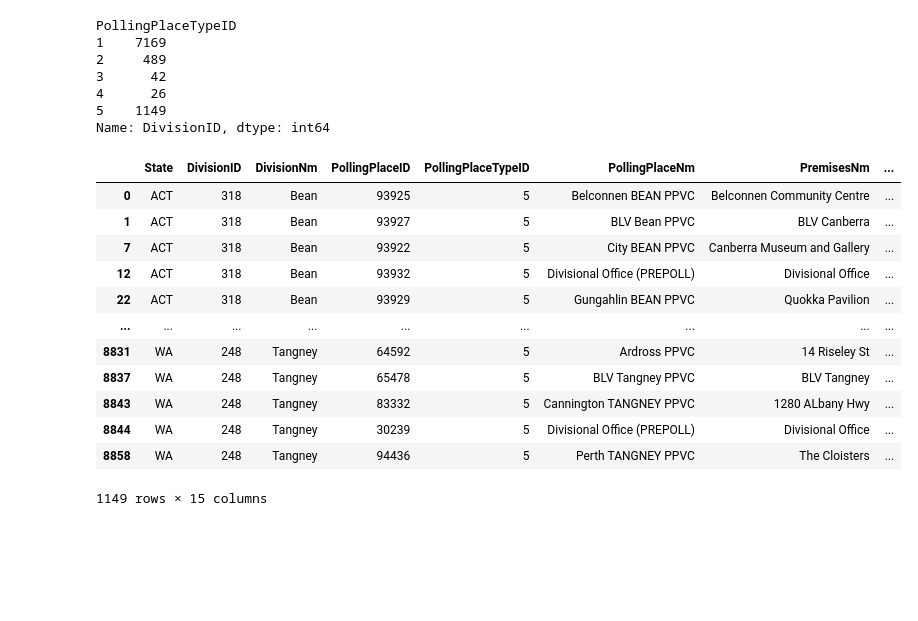
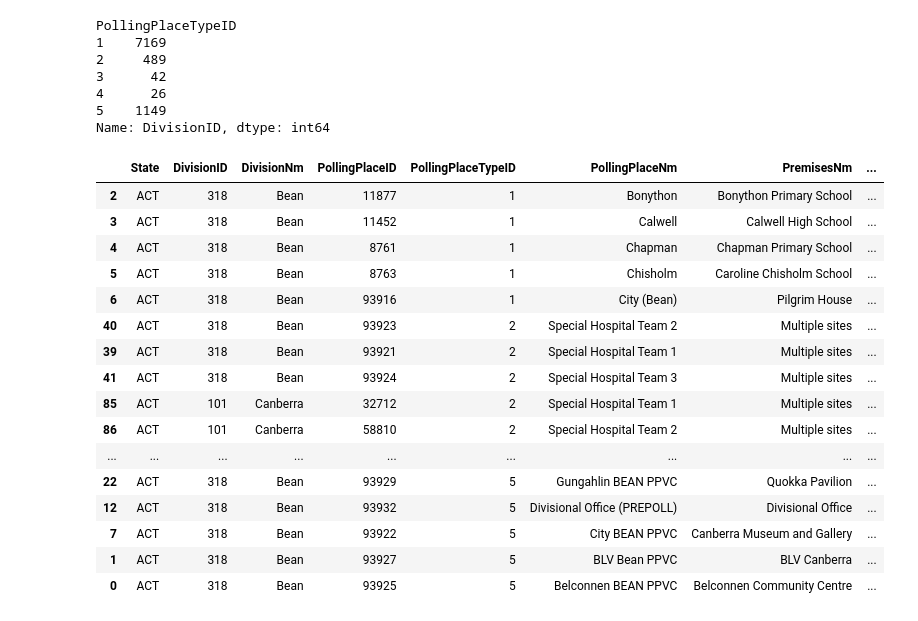
Before and after one commit to RachelBunder/gerrymandering_australia, a Jupyter notebook: explore_booths.ipynb, the cells around one changed output. Drawn from its saved outputs; the diff is of its cells as text; code cells hidden in the pictures; blank space fills up the shorter version.

```diff
--- a/explore_booths.ipynb
+++ b/explore_booths.ipynb
@@ -89,18 +105,22 @@ PollingPlaceTypeID
 5    1149
 Name: DivisionID, dtype: int64
 # %%
-booths[booths['PollingPlaceTypeID']==5]
+booths.groupby('PollingPlaceTypeID').head(5).sort_values('PollingPlaceTypeID')
 # %% [output]
 |  | State | DivisionID | DivisionNm | PollingPlaceID | PollingPlaceTypeID | PollingPlaceNm | PremisesNm | ... |
+| 2 | ACT | 318 | Bean | 11877 | 1 | Bonython | Bonython Primary School | ... |
+| 3 | ACT | 318 | Bean | 11452 | 1 | Calwell | Calwell High School | ... |
+| 4 | ACT | 318 | Bean | 8761 | 1 | Chapman | Chapman Primary School | ... |
+| 5 | ACT | 318 | Bean | 8763 | 1 | Chisholm | Caroline Chisholm School | ... |
+| 6 | ACT | 318 | Bean | 93916 | 1 | City (Bean) | Pilgrim House | ... |
+| 40 | ACT | 318 | Bean | 93923 | 2 | Special Hospital Team 2 | Multiple sites | ... |
+| 39 | ACT | 318 | Bean | 93921 | 2 | Special Hospital Team 1 | Multiple sites | ... |
+| 41 | ACT | 318 | Bean | 93924 | 2 | Special Hospital Team 3 | Multiple sites | ... |
+| 85 | ACT | 101 | Canberra | 32712 | 2 | Special Hospital Team 1 | Multiple sites | ... |
+| 86 | ACT | 101 | Canberra | 58810 | 2 | Special Hospital Team 2 | Multiple sites | ... |
+| ... | ... | ... | ... | ... | ... | ... | ... | ... |
+| 22 | ACT | 318 | Bean | 93929 | 5 | Gungahlin BEAN PPVC | Quokka Pavilion | ... |
+| 12 | ACT | 318 | Bean | 93932 | 5 | Divisional Office (PREPOLL) | Divisional Office | ... |
+| 7 | ACT | 318 | Bean | 93922 | 5 | City BEAN PPVC | Canberra Museum and Gallery | ... |
+| 1 | ACT | 318 | Bean | 93927 | 5 | BLV Bean PPVC | BLV Canberra | ... |
 | 0 | ACT | 318 | Bean | 93925 | 5 | Belconnen BEAN PPVC | Belconnen Community Centre | ... |
-| 1 | ACT | 318 | Bean | 93927 | 5 | BLV Bean PPVC | BLV Canberra | ... |
-| 7 | ACT | 318 | Bean | 93922 | 5 | City BEAN PPVC | Canberra Museum and Gallery | ... |
-| 12 | ACT | 318 | Bean | 93932 | 5 | Divisional Office (PREPOLL) | Divisional Office | ... |
-| 22 | ACT | 318 | Bean | 93929 | 5 | Gungahlin BEAN PPVC | Quokka Pavilion | ... |
-| ... | ... | ... | ... | ... | ... | ... | ... | ... |
-| 8831 | WA | 248 | Tangney | 64592 | 5 | Ardross PPVC | 14 Riseley St | ... |
-| 8837 | WA | 248 | Tangney | 65478 | 5 | BLV Tangney PPVC | BLV Tangney | ... |
-| 8843 | WA | 248 | Tangney | 83332 | 5 | Cannington TANGNEY PPVC | 1280 ALbany Hwy | ... |
-| 8844 | WA | 248 | Tangney | 30239 | 5 | Divisional Office (PREPOLL) | Divisional Office | ... |
-| 8858 | WA | 248 | Tangney | 94436 | 5 | Perth TANGNEY PPVC | The Cloisters | ... |
-1149 rows × 15 columns
```
Also changed, not shown: parts of 17 cells of this notebook.
